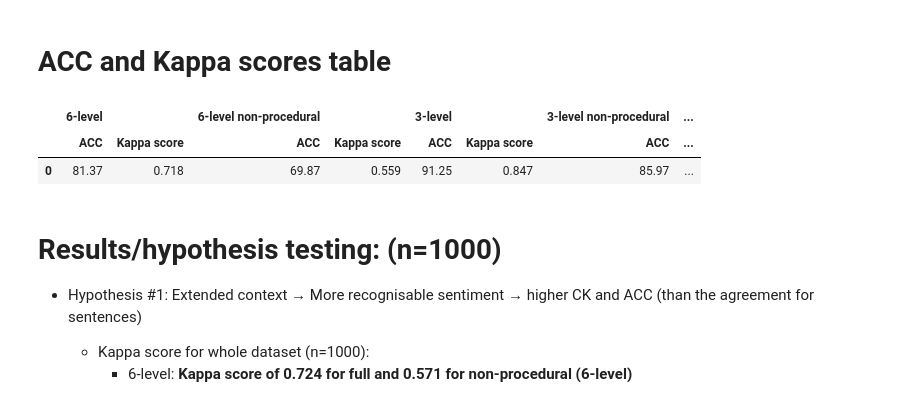
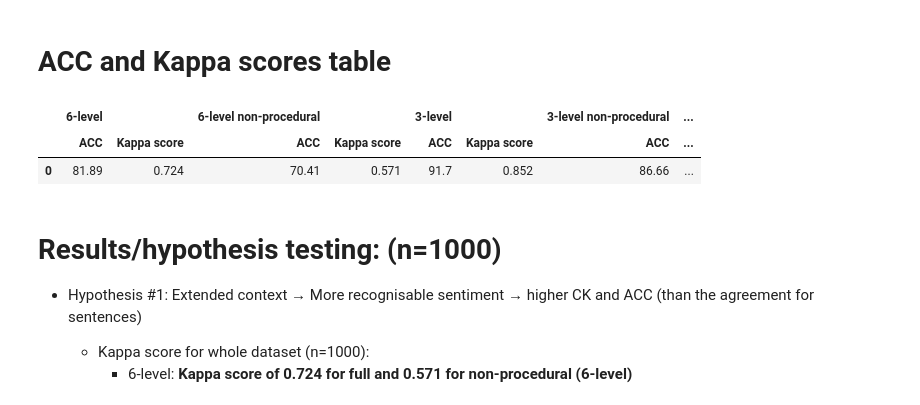
Before and after one commit to katjameden/ParlaMint_Sentiment, a Jupyter notebook: Utterances/Annotation_Main/Main_Analysis.ipynb, the cells around one changed output. Cells and saved outputs as stored; diff of their text form; code cells hidden in the pictures.

```diff
--- a/Utterances/Annotation_Main/Main_Analysis.ipynb
+++ b/Utterances/Annotation_Main/Main_Analysis.ipynb
@@ -614,33 +615,33 @@ df_speeches_ACC
 # %% [markdown]
 # ACC and Kappa scores table
 # %%
-acc_6level = [81.37]
-acc_non_6level = [69.87]
-kappa_6level = [0.718]
-kappa_non_6level = [0.559]
+acc_6level = [81.89]
+acc_non_6level = [70.41]
+kappa_6level = [0.724]
+kappa_non_6level = [0.571]
 
-acc_3level = [91.25]
-acc_non_3level = [85.97]
-kappa_3level = [0.847]
-kappa_non_3level = [0.730]
+acc_3level = [91.70]
+acc_non_3level = [86.66]
+kappa_3level = [0.852]
+kappa_non_3level = [0.744]
 
 columns = pd.MultiIndex.from_tuples(
     [("6-level", "ACC"), ("6-level", "Kappa score"),
      ("6-level non-procedural", "ACC"), ("6-level non-procedural", "Kappa score"),
      ("3-level", "ACC"), ("3-level", "Kappa score"),
      ("3-level non-procedural", "ACC"), ("3-level non-procedural", "Kappa score")]
 )
 
 data = list(zip(acc_6level, kappa_6level, acc_non_6level, kappa_non_6level,
                 acc_3level, kappa_3level, acc_non_3level, kappa_non_3level))
 df = pd.DataFrame(data, columns=columns)
 
 df.to_csv("Annotation_kappa_acc.csv", index=False, encoding='utf-8')
 df
 # %% [output]
 |  | 6-level |  | 6-level non-procedural |  | 3-level |  | 3-level non-procedural | ... |
 |  | ACC | Kappa score | ACC | Kappa score | ACC | Kappa score | ACC | ... |
-| 0 | 81.37 | 0.718 | 69.87 | 0.559 | 91.25 | 0.847 | 85.97 | ... |
+| 0 | 81.89 | 0.724 | 70.41 | 0.571 | 91.7 | 0.852 | 86.66 | ... |
 # %% [markdown]
 # Results/hypothesis testing: (n=1000)
 
```
Also changed, not shown: parts of 3 cells of this notebook, 15 other files.
